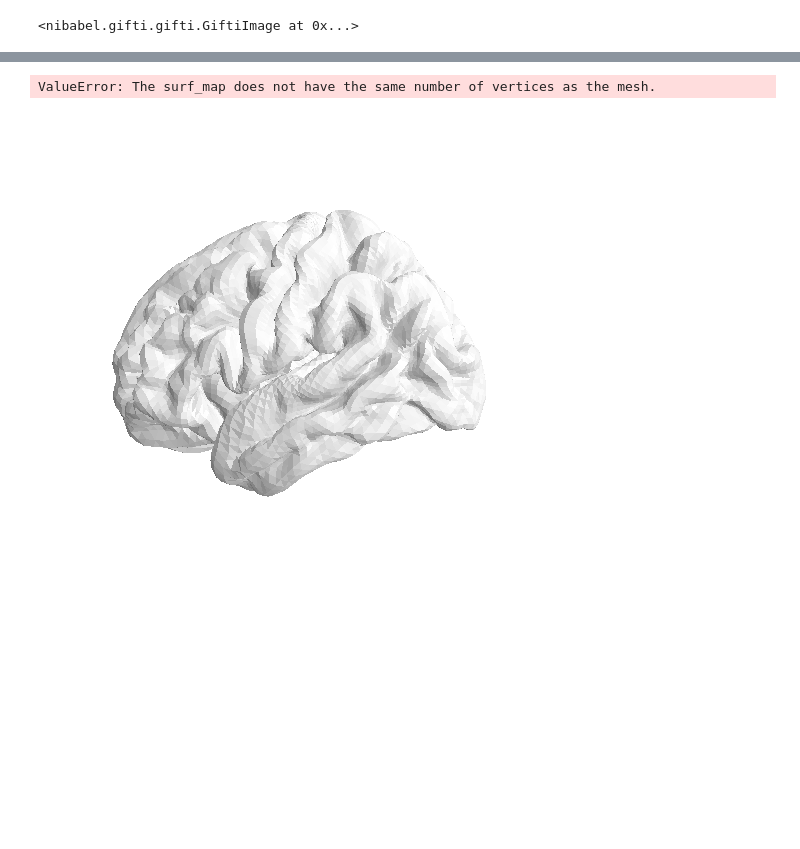
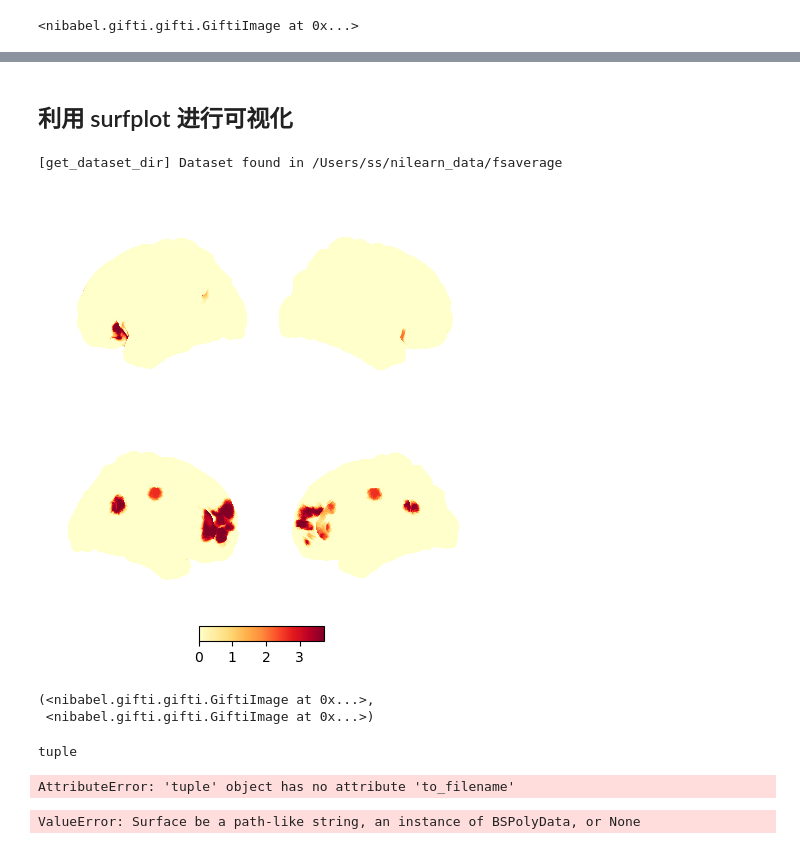
Before and after one commit to shanshan717/Self_Psych_Meta, a Jupyter notebook: code/transform.ipynb, the cells around one changed output, grey strips where cells are left out. Saved outputs shown, nothing was run; the diff lists cells and outputs as text; code cells hidden in the pictures; blank space fills up the shorter version.

Commit message:
update transform code

```diff
--- a/code/transform.ipynb
+++ b/code/transform.ipynb
@@ -76,14 +95,0 @@ surf_mesh
-# %%
-from nilearn import plotting
-
-# 使用保存的 GIFTI 文件进行可视化
-plotting.plot_surf_stat_map(
-    surf_mesh=fsaverage['pial_left'],                    # 指定表面模板为 fsaverage
-    stat_map='../results/mni152_to_fsaverage/left_hemisphere.gii',  # GIFTI 文件路径
-    hemi='left',                              # 可视化左半球
-    view='lateral',                           # 视角为侧面
-    title='Left Hemisphere'
-)
-# %% [output]
-ValueError: The surf_map does not have the same number of vertices as the mesh.
-[figure, removed]
@@ -129,0 +96,21 @@ brain.add_overlay(gii_file_path, min=5, max=20, sign="pos")
+# %% [markdown]
+## 利用 surfplot 进行可视化
+# %%
+import nilearn.plotting as plotting
+import nilearn.image as image
+import nilearn
+
+# Data
+nifti = nilearn.image.load_img(f"../results/ale/control_all_z_size_level_thresh.nii.gz")
+# %%
+# Plot
+fig, axes = plotting.plot_img_on_surf(nifti, surf_mesh="fsaverage",
+                                      views=["lateral", "medial"],
+                                      hemispheres=["left", "right"],
+                                      inflate=False,
+                                      colorbar=True,
+                                      bg_on_data=False,
+                                      cmap="YlOrRd")
+# %% [output]
+[get_dataset_dir] Dataset found in /Users/ss/nilearn_data/fsaverage
+[figure, added]
@@ -129,0 +123,18 @@ brain.add_overlay(gii_file_path, min=5, max=20, sign="pos")
+# %%
+import neuromaps.images as images
+controls = images.load_nifti(control_all)
+controls.files_types
+controls_surf = transforms.mni152_to_fslr(control_all, '32k')
+
+controls_surf
+# %% [output]
+(<nibabel.gifti.gifti.GiftiImage at 0x...>,
+ <nibabel.gifti.gifti.GiftiImage at 0x...>)
+# %%
+controls_surf
+# %% [output]
+tuple
+# %%
+nib.save(controls_surf,'../results/mni152_to_fsaverage/controls_surf_output.gii')
+# %% [output]
+AttributeError: 'tuple' object has no attribute 'to_filename'
@@ -129,0 +158,10 @@ brain.add_overlay(gii_file_path, min=5, max=20, sign="pos")
+# %%
+from surfplot import Plot
+from surfplot.datasets import load_example_data
+from neuromaps.datasets import fetch_fslr
+
+surfaces = fetch_fslr()
+
+p = Plot(lh_data, rh_data)
+# %% [output]
+ValueError: Surface be a path-like string, an instance of BSPolyData, or None
```
Also changed, not shown: parts of 17 cells of this notebook, 3 other files.
